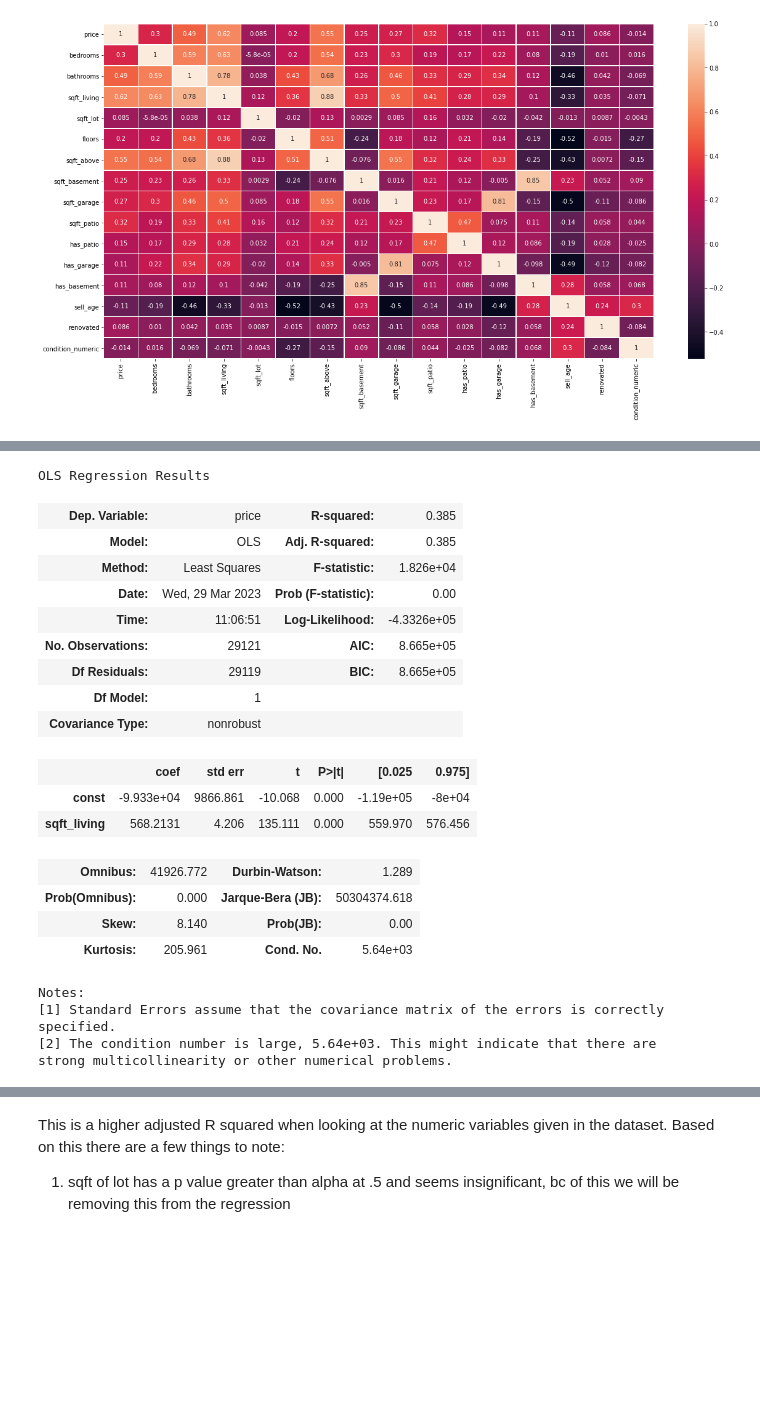
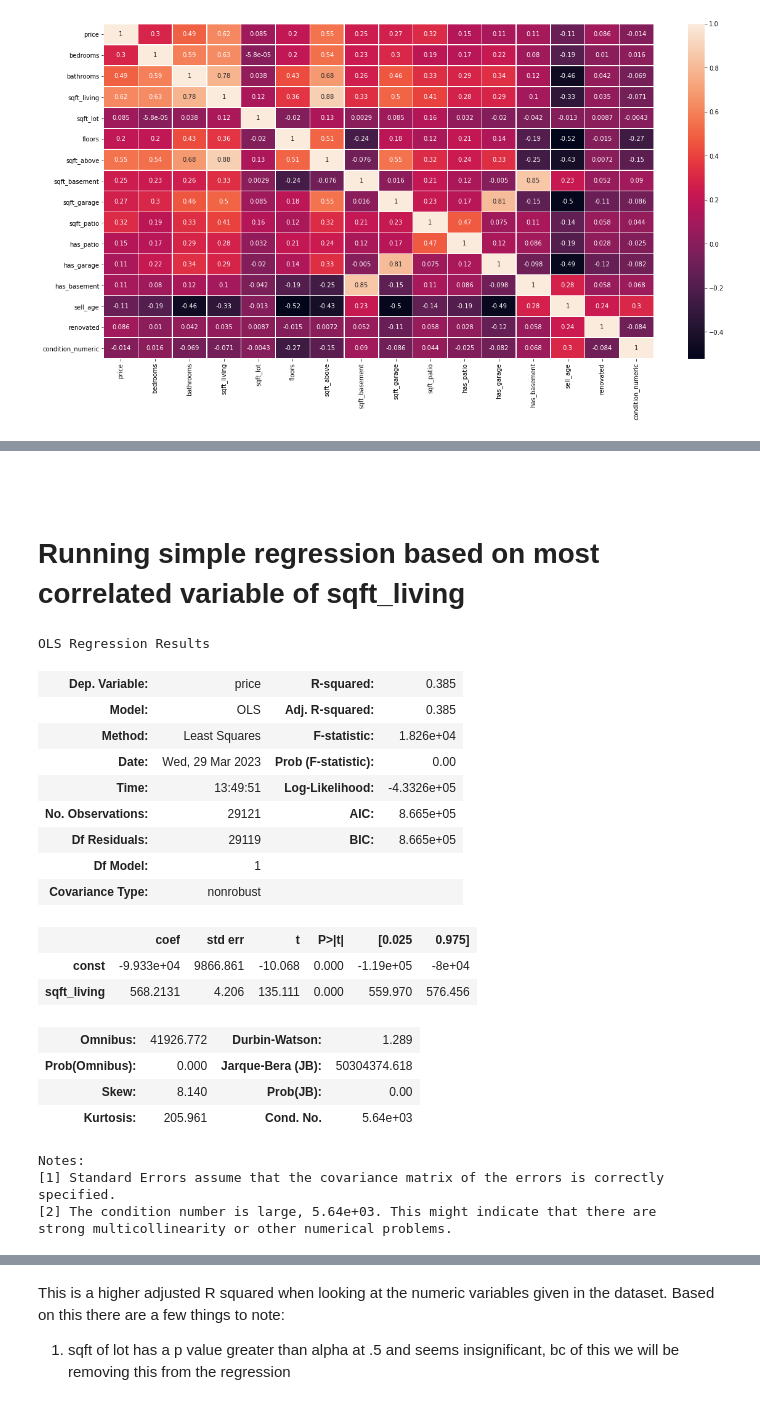
Before and after one commit to ParkedHampster/Modeled_Homes-Phase_2, a Jupyter notebook: individual_notebooks/Anat_NB_2.ipynb, the cells around one changed output, grey strips where cells are left out. Drawn from its saved outputs; the diff is of its cells as text; code cells hidden in the pictures; blank space fills up the shorter version.

```diff
--- a/individual_notebooks/Anat_NB_2.ipynb
+++ b/individual_notebooks/Anat_NB_2.ipynb
@@ -283,3 +232,0 @@ x
-# %%
-
-model = sm.OLS(y, sm.add_constant(x)).fit()
@@ -330,15 +233,23 @@ simple_model = sm.OLS(y, sm.add_constant(x)).fit()
+# %% [markdown]
+##
+# %% [markdown]
+# Running simple regression based on most correlated variable of sqft_living
 # %%
+#run a simple regression on this correlation
+x = homes_df['sqft_living']
+y = homes_df['price']
+simple_model = sm.OLS(y, sm.add_constant(x)).fit()
 sm_summary = simple_model.summary()
 sm_summary #shows a low rquared at .385 but model is significant. for every 1 sqft change, price increases by 568
 
 #note kurtosis is 205 in this which denotes a very high skew. We therefore looked into taking the log instead of the uy variable.
 # %% [output]
 OLS Regression Results
 | Dep. Variable: | price | R-squared: | 0.385 |
 | Model: | OLS | Adj. R-squared: | 0.385 |
 | Method: | Least Squares | F-statistic: | 1.826e+04 |
 | Date: | Wed, 29 Mar 2023 | Prob (F-statistic): | 0.00 |
-| Time: | 11:06:51 | Log-Likelihood: | -4.3326e+05 |
+| Time: | 13:49:51 | Log-Likelihood: | -4.3326e+05 |
 | No. Observations: | 29121 | AIC: | 8.665e+05 |
 | Df Residuals: | 29119 | BIC: | 8.665e+05 |
 | Df Model: | 1 |  |  |
```
Also changed, not shown: parts of 48 cells of this notebook.
